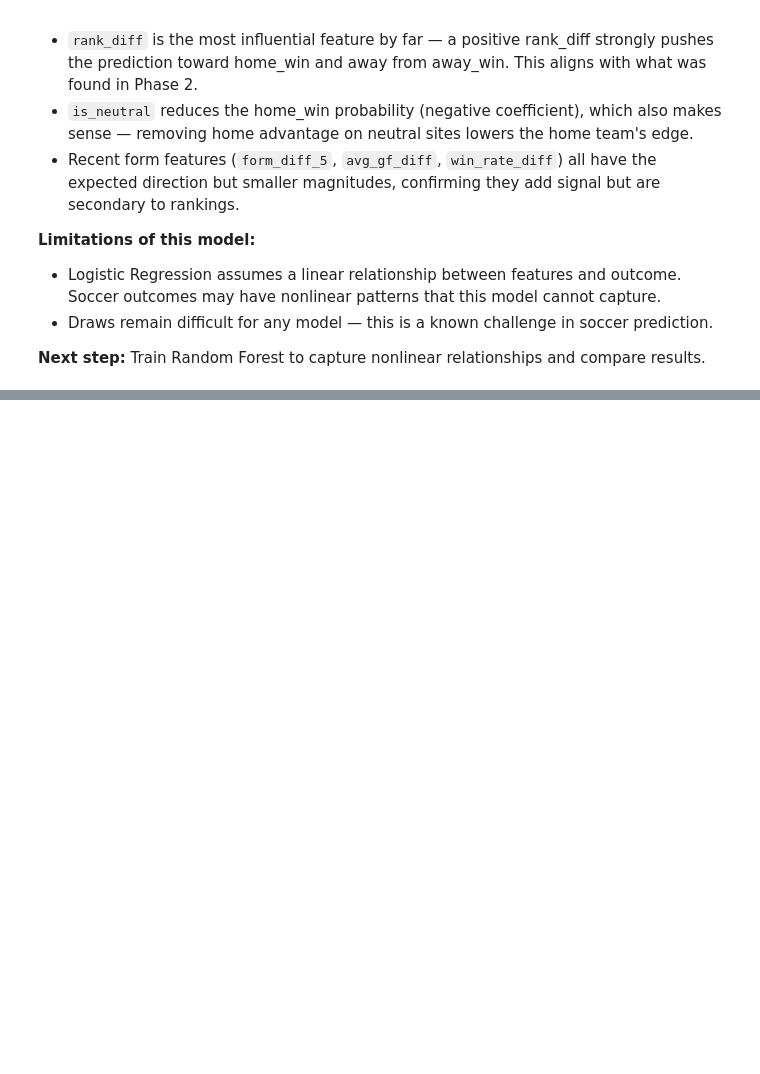
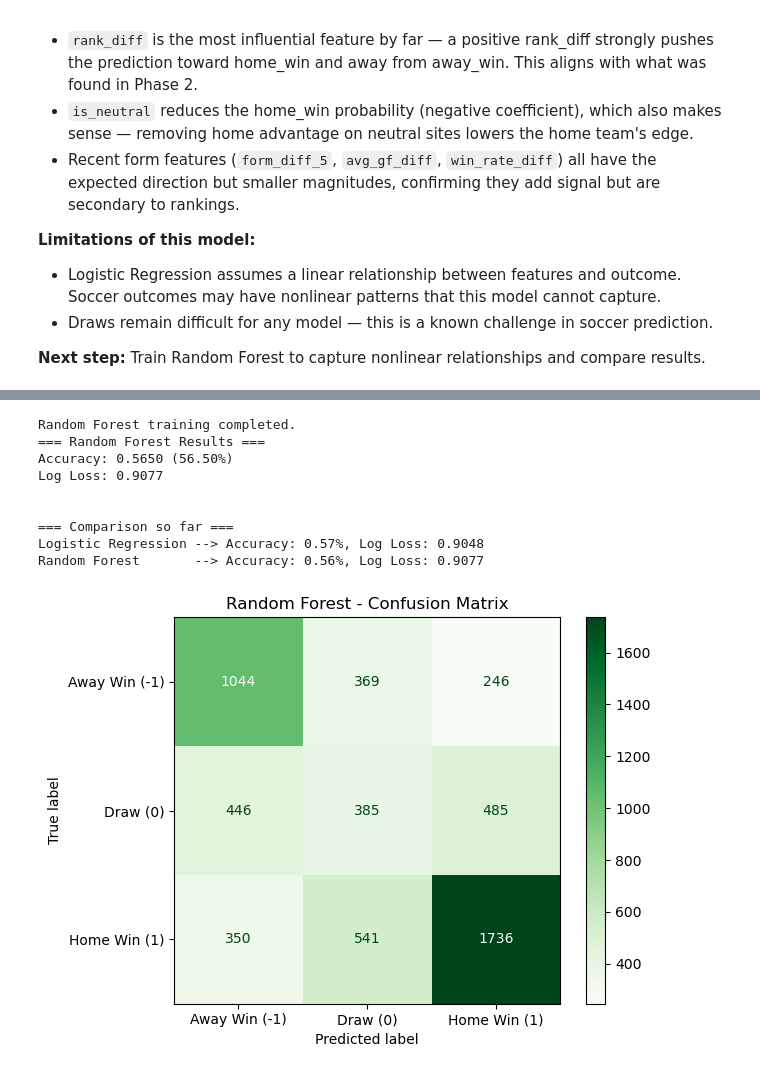
Before and after one commit to Alejandromarchesini12/fifa-worldcup-ml-simulation, a Jupyter notebook: notebooks/Phase3_ML_Models.ipynb, the cells around one changed output, grey strips where cells are left out. Cells and saved outputs as stored; diff of their text form; code cells hidden in the pictures; blank space fills up the shorter version.

Commit message:
Finish Rain Forest Modeling

```diff
--- a/notebooks/Phase3_ML_Models.ipynb
+++ b/notebooks/Phase3_ML_Models.ipynb
@@ -404,0 +419,80 @@ Feature coefficients (Logistic Regression):
+# %%
+from sklearn.ensemble import RandomForestClassifier
+
+rf_model = RandomForestClassifier(
+    n_estimators = 300,        # 300 trees - good balance of speed and stability
+    max_depth=8,               # Reduce overfitting
+    class_weight="balanced",   # Adjust for class imbalance
+    random_state=42,
+    n_jobs=-1                 # Use all CPU cores for faster training
+)
+
+rf_model.fit(X_train, y_train)
+
+print("Random Forest training completed.")
+
+# Evaluate on test set.
+y_pred_rf = rf_model.predict(X_test)
+y_proba_rf = rf_model.predict_proba(X_test)
+
+# Normalize probabilities to fix floating-point rounding errors
+# Each row should sum to exactly 1.0 for log_loss to work correctly
+y_proba_rf = y_proba_rf / y_proba_rf.sum(axis=1, keepdims=True)
+
+rf_accuracy = accuracy_score(y_test, y_pred_rf)
+rf_logloss = log_loss(y_test, y_proba_rf)
+
+print("=== Random Forest Results ===")
+print(f"Accuracy: {rf_accuracy:.4f} ({rf_accuracy*100:.2f}%)")
+print(f"Log Loss: {rf_logloss:.4f}")
+
+# Compare directly with Linear Regression
+print("\n\n=== Comparison so far ===")
+print(f"Logistic Regression --> Accuracy: {lr_accuracy:.2f}%, Log Loss: {lr_logloss:.4f}")
+print(f"Random Forest       --> Accuracy: {rf_accuracy:.2f}%, Log Loss: {rf_logloss:.4f}")
+
+# Confusion matrix
+cm_rf = confusion_matrix(y_test, y_pred_rf, labels=[-1, 0, 1])
+disp_rf = ConfusionMatrixDisplay(confusion_matrix=cm_rf, display_labels=["Away Win (-1)", "Draw (0)", "Home Win (1)"])
+disp_rf.plot(cmap="Greens")
+plt.title("Random Forest - Confusion Matrix")
+plt.tight_layout()
+plt.show()
+
+# Feature importance
+# Unlike coefficients, importance = how much each feature reduces prediction error across all trees
+# Higher value = more useful feature overall
+
+importance_df = pd.DataFrame({
+    "feature": feature_cols,
+    "importance": rf_model.feature_importances_
+}).sort_values("importance", ascending=False).reset_index(drop=True)
+
+print("Feature Importances (Random Forest):")
+display(importance_df.round(4))
+
+# Bar chart
+importance_df.plot(
+    kind="barh",
+    x="feature",
+    y="importance",
+    figsize=(8, 4),
+    legend=False,
+    color="steelblue"
+)
+plt.title("Random Forest - Feature Importance")
+plt.xlabel("Importance Score")
+plt.gca().invert_yaxis()
+plt.tight_layout()
+plt.show()
+# %% [output]
+Random Forest training completed.
+=== Random Forest Results ===
+Accuracy: 0.5650 (56.50%)
+Log Loss: 0.9077
+
+
+=== Comparison so far ===
+Logistic Regression --> Accuracy: 0.57%, Log Loss: 0.9048
+Random Forest       --> Accuracy: 0.56%, Log Loss: 0.9077
+[figure, added]
```
Also changed, not shown: parts of 3 cells of this notebook.
